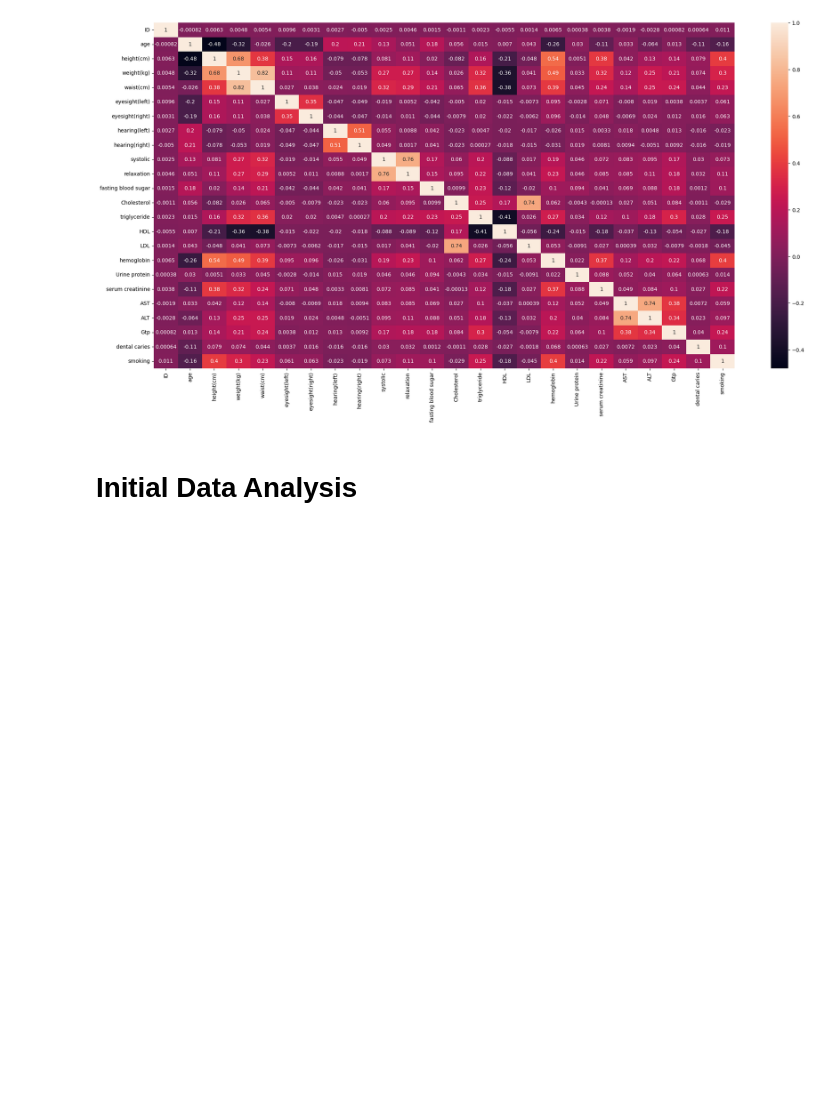
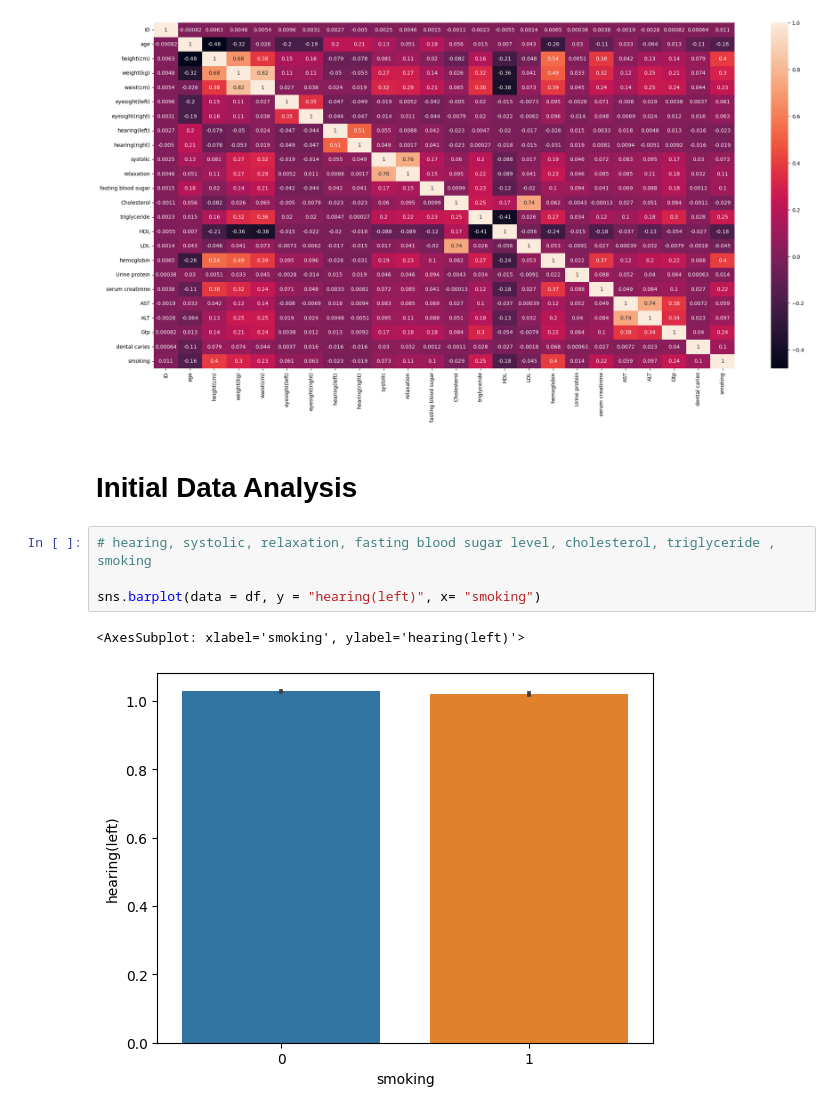
Before and after one commit to Renga1999/Data_Mining_Project_Body_Signal_due_to_smoking, a Jupyter notebook: Team2_python_project.ipynb, the cells around one changed output. Saved outputs shown, nothing was run; the diff lists cells and outputs as text; blank space fills up the shorter version.

```diff
--- a/Team2_python_project.ipynb
+++ b/Team2_python_project.ipynb
@@ -113,3 +113,10 @@ sns.heatmap(df.corr(), annot= True).figure.set_size_inches(25, 12)
 [figure]
 # %% [markdown]
 # Initial Data Analysis
+# %%
+# hearing, systolic, relaxation, fasting blood sugar level, cholesterol, triglyceride , smoking
+
+sns.barplot(data = df, y = "hearing(left)", x= "smoking")
+# %% [output]
+<AxesSubplot: xlabel='smoking', ylabel='hearing(left)'>
+[figure, added]
```
